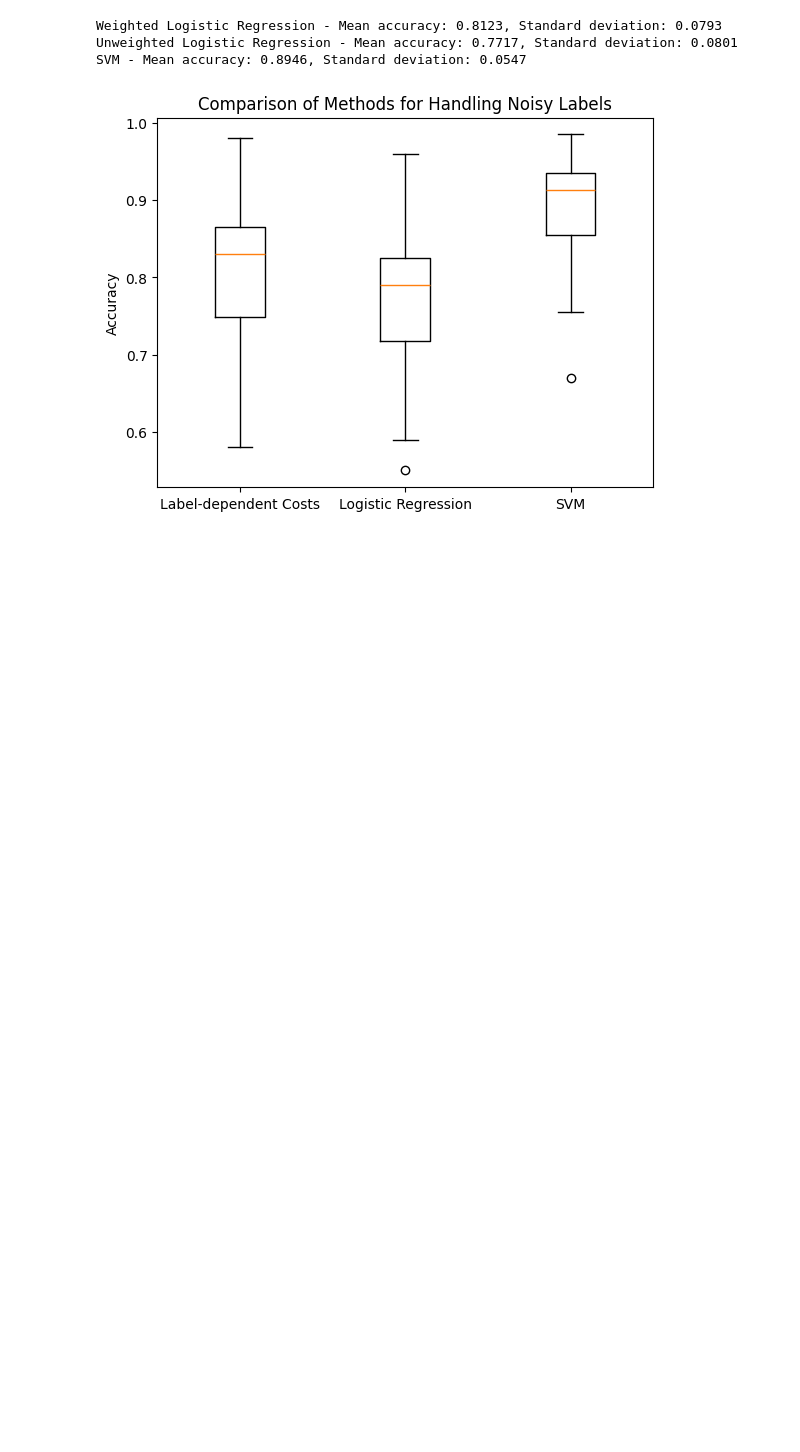
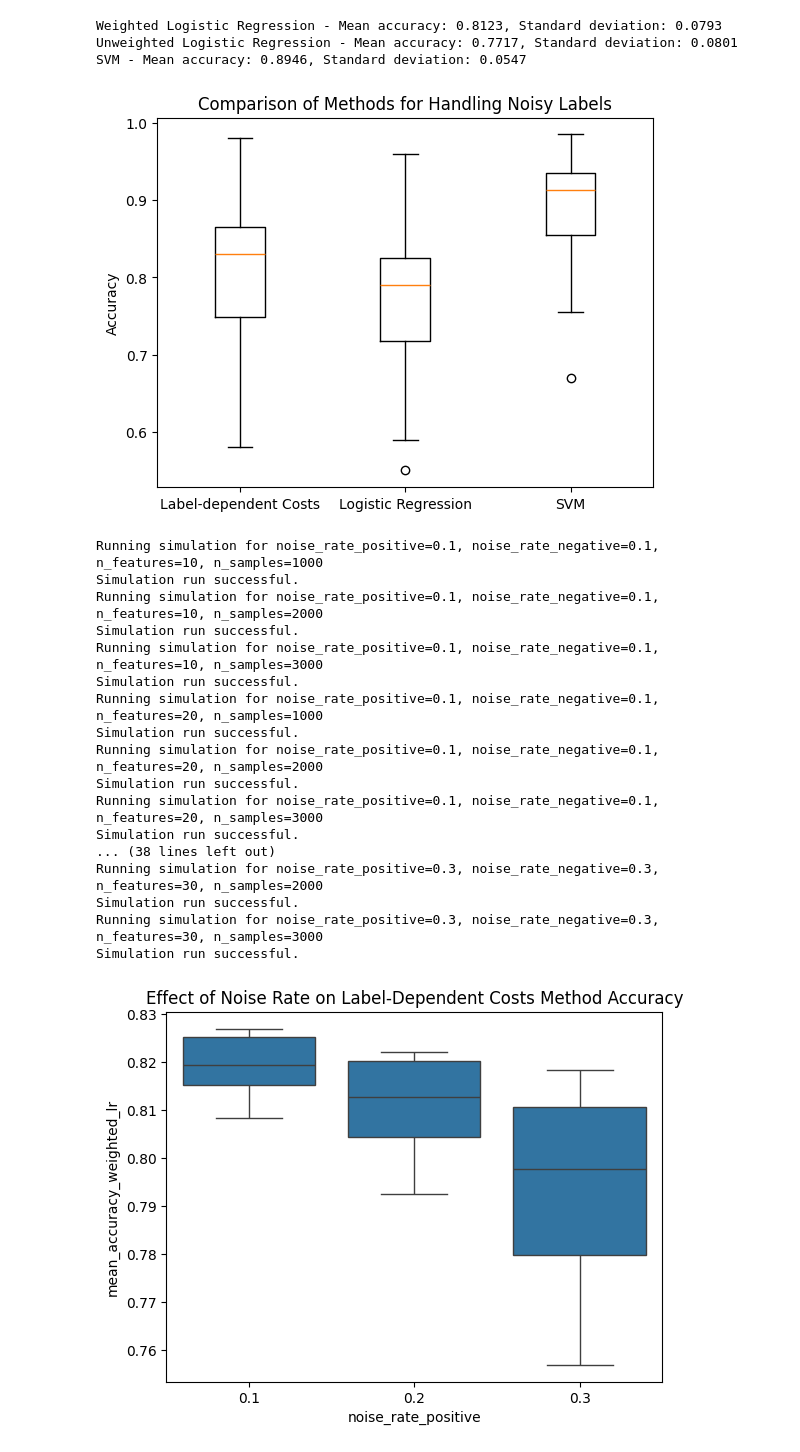
Before and after one commit to Bekona/Master_thesis, a Jupyter notebook: label_dependent_costs.ipynb, the cells around one changed output. Saved outputs shown, nothing was run; the diff lists cells and outputs as text; code cells hidden in the pictures; blank space fills up the shorter version.

```diff
--- a/label_dependent_costs.ipynb
+++ b/label_dependent_costs.ipynb
@@ -310,3 +139,79 @@ Weighted Logistic Regression - Mean accuracy: 0.8123, Standard deviation: 0.0793
 Unweighted Logistic Regression - Mean accuracy: 0.7717, Standard deviation: 0.0801
 SVM - Mean accuracy: 0.8946, Standard deviation: 0.0547
 [figure]
+# %%
+# Multiple Configurations for Label-Dependent Costs
+def simulation_study_multiple_configs_label_dependent_costs(noise_rate_positives, noise_rate_negatives, n_features_list, n_samples_list, n_datasets=100, test_size=0.2, seed=None):
+    results = []
+
+    for noise_rate_positive, noise_rate_negative in zip(noise_rate_positives, noise_rate_negatives):
+        for n_features in n_features_list:
+            for n_samples in n_samples_list:
+                print(f"Running simulation for noise_rate_positive={noise_rate_positive}, noise_rate_negative={noise_rate_negative}, n_features={n_features}, n_samples={n_samples}")
+
+                accuracies_weighted_lr, accuracies_unweighted_lr, accuracies_svm = simulation_study_label_dependent_costs(
+                    n_datasets=n_datasets,
+                    n_samples=n_samples,
+                    n_features=n_features,
+                    noise_rate_positive=noise_rate_positive,
+                    noise_rate_negative=noise_rate_negative,
+                    test_size=test_size,
+                    seed=seed
+                )
+                print("Simulation run successful.")
+
+                # Store the results with the corresponding parameters
+                results.append({
+                    'noise_rate_positive': noise_rate_positive,
+                    'noise_rate_negative': noise_rate_negative,
+                    'n_features': n_features,
+                    'n_samples': n_samples,
+                    'mean_accuracy_weighted_lr': np.mean(accuracies_weighted_lr),
+                    'std_accuracy_weighted_lr': np.std(accuracies_weighted_lr),
+                    'mean_accuracy_unweighted_lr': np.mean(accuracies_unweighted_lr),
+                    'std_accuracy_unweighted_lr': np.std(accuracies_unweighted_lr),
+                    'mean_accuracy_svm': np.mean(accuracies_svm),
+                    'std_accuracy_svm': np.std(accuracies_svm)
+                })
+
+    return results
+
+# Example usage:
+noise_rate_positives = [0.1, 0.2, 0.3]
+noise_rate_negatives = [0.1, 0.2, 0.3]
+n_features_list = [10, 20, 30]
+n_samples_list = [1000, 2000, 3000]
+
+results_label_dependent_costs = simulation_study_multiple_configs_label_dependent_costs(
+    noise_rate_positives, noise_rate_negatives, n_features_list, n_samples_list, n_datasets=100, seed=42
+)
+
+import pandas as pd
+import seaborn as sns
+
+# Convert results to DataFrame for easier analysis
+df_results_label_dependent_costs = pd.DataFrame(results_label_dependent_costs)
+
+# Example of how to visualize the effect of noise rate on accuracy
+sns.boxplot(x='noise_rate_positive', y='mean_accuracy_weighted_lr', data=df_results_label_dependent_costs)
+plt.title("Effect of Noise Rate on Label-Dependent Costs Method Accuracy")
+plt.show()
+# %% [output]
+Running simulation for noise_rate_positive=0.1, noise_rate_negative=0.1, n_features=10, n_samples=1000
+Simulation run successful.
+Running simulation for noise_rate_positive=0.1, noise_rate_negative=0.1, n_features=10, n_samples=2000
+Simulation run successful.
+Running simulation for noise_rate_positive=0.1, noise_rate_negative=0.1, n_features=10, n_samples=3000
+Simulation run successful.
+Running simulation for noise_rate_positive=0.1, noise_rate_negative=0.1, n_features=20, n_samples=1000
+Simulation run successful.
+Running simulation for noise_rate_positive=0.1, noise_rate_negative=0.1, n_features=20, n_samples=2000
+Simulation run successful.
+Running simulation for noise_rate_positive=0.1, noise_rate_negative=0.1, n_features=20, n_samples=3000
+Simulation run successful.
+... (38 lines left out)
+Running simulation for noise_rate_positive=0.3, noise_rate_negative=0.3, n_features=30, n_samples=2000
+Simulation run successful.
+Running simulation for noise_rate_positive=0.3, noise_rate_negative=0.3, n_features=30, n_samples=3000
+Simulation run successful.
+[figure, added]
```
Also changed, not shown: parts of 5 cells of this notebook, 2 other files.
